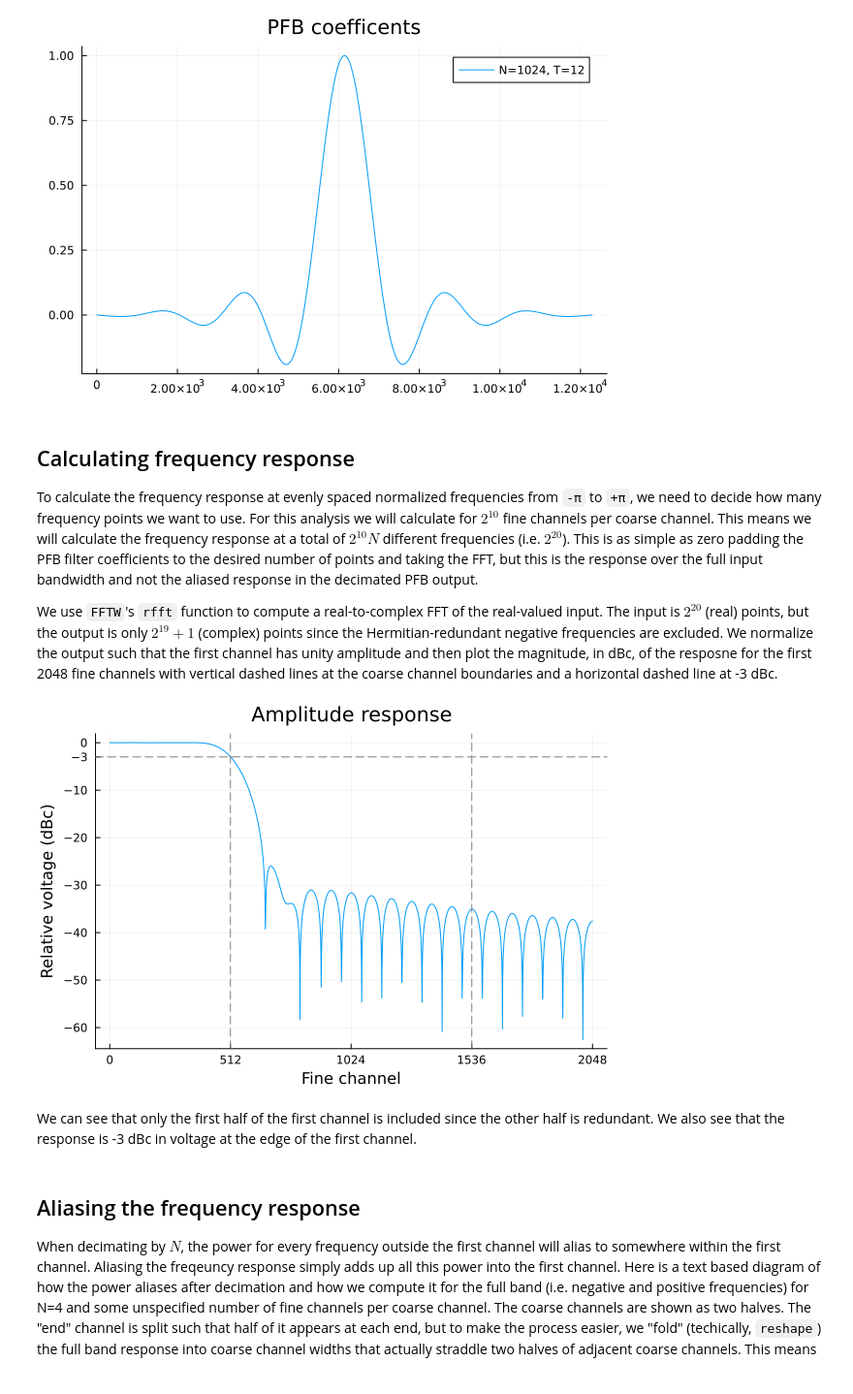
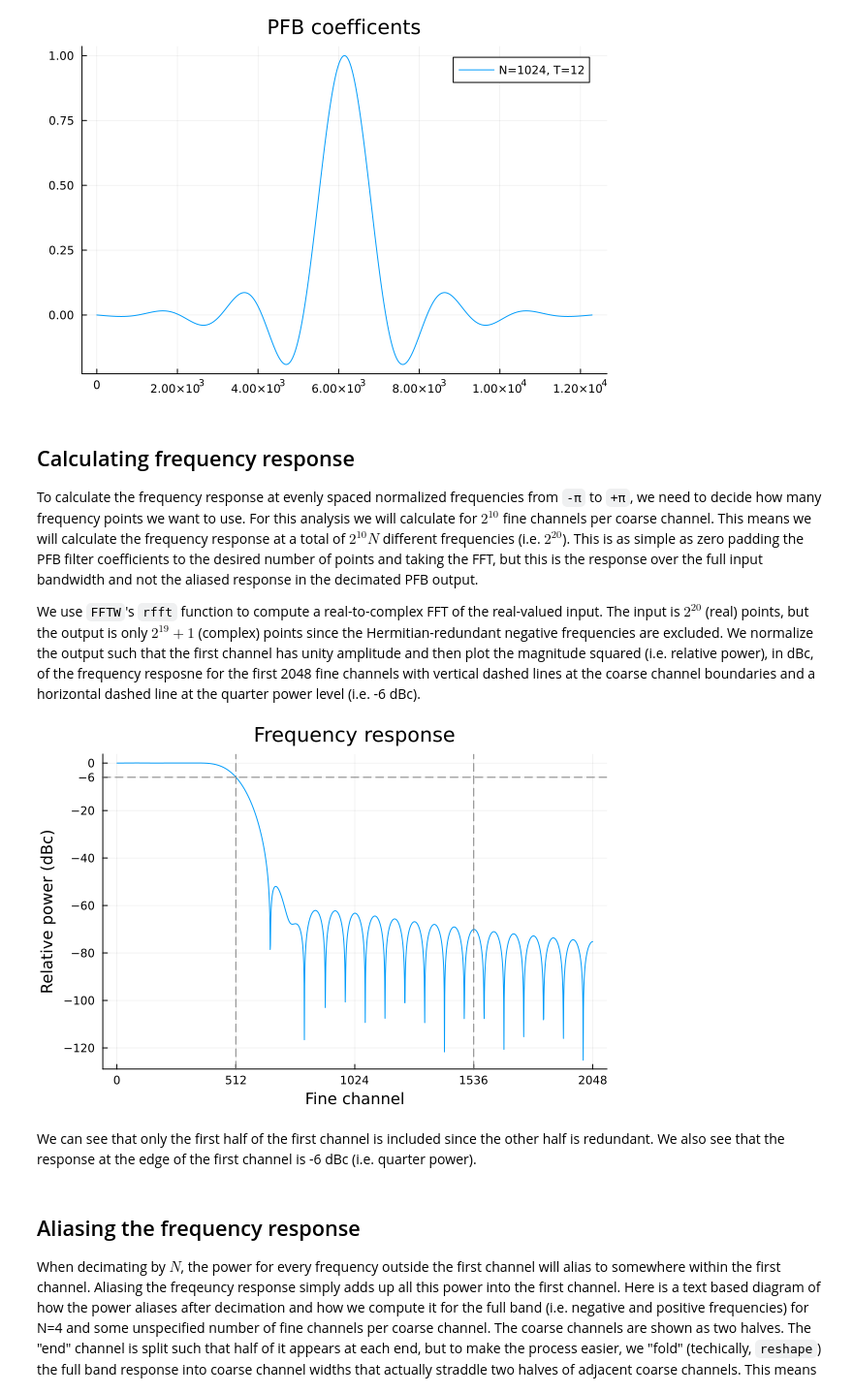
Before and after one commit to david-macmahon/PFBPassband.jl, a Jupyter notebook: notebooks/01_pfb_response.ipynb, the cells around one changed output. Shown at 97% size. Cells and saved outputs as stored; diff of their text form; code cells hidden in the pictures.

Commit message:
Tweak/clarify 01_pfb_response.ipynb

```diff
--- a/notebooks/01_pfb_response.ipynb
+++ b/notebooks/01_pfb_response.ipynb
@@ -268,48 +271,49 @@ We use `FFTW`'s `rfft` function to compute a real-to-complex FFT of the
 real-valued input.  The input is $2^{20}$ (real) points, but the output is only
 $2^{19}+1$ (complex) points since the Hermitian-redundant negative frequencies
 are excluded.  We normalize the output such that the first channel has unity
-amplitude and then plot the magnitude, in dBc, of the resposne for the first
-2048 fine channels with vertical dashed lines at the coarse channel boundaries
-and a horizontal dashed line at -3 dBc.
+amplitude and then plot the magnitude squared (i.e. relative power), in dBc, of
+the frequency resposne for the first 2048 fine channels with vertical dashed
+lines at the coarse channel boundaries and a horizontal dashed line at the
+quarter power level (i.e. -6 dBc).
 # %%
 # Load the FFTW package
 using FFTW
 
 # Number of fine channels per coarse channel
 nfine = 2^10
 
 # Allocate Vector of zeros that is nfine*ncoarse long
 x = zeros(nfine * ncoarse)
 
 # Copy the filter coefficients to `x`.  Note that we don't care about phase
 # so exact placement in `x` is not important.
 copyto!(x, h)
 
 # Compute rfft
 f = rfft(x)
 
 # Normalize such that first point has unity response
 f ./= abs(f[1])
 
 # Plot dBc of first 2048 points
-plot(10log10.(abs.(f[1:2048])),
-    title="Amplitude response",
+plot(10log10.(abs2.(f[1:2048])),
+    title="Frequency response",
     xlabel="Fine channel", xticks=0:nfine/2:2048,
-    ylabel="Relative voltage (dBc)",
-    legend=false, yticks=[-60:10:-10; -3; 0]
+    ylabel="Relative power (dBc)",
+    legend=false, yticks=[-120:20:-20; -6; 0]
 )
 
 # Add vertical lines at coarse channel boundaries
 vline!([nfine/2, 3*nfine/2], primary=false, linecolor=:gray, linestyle=:dash)
 
-# Add horizontal line at -3 dBc
-hline!([-3], primary=false, linecolor=:gray, linestyle=:dash)
+# Add horizontal line at -6 dBc
+hline!([-6], primary=false, linecolor=:gray, linestyle=:dash)
 # %% [output]
-[figure, old version]
+[figure, new version]
 # %% [markdown]
 We can see that only the first half of the first channel is included since the
-other half is redundant.  We also see that the response is -3 dBc in voltage at
-the edge of the first channel.
+other half is redundant.  We also see that the response at the edge of the first
+channel is -6 dBc (i.e. quarter power).
 # %% [markdown]
 ## Aliasing the frequency response
 
```
Also changed, not shown: parts of 2 cells of this notebook.
